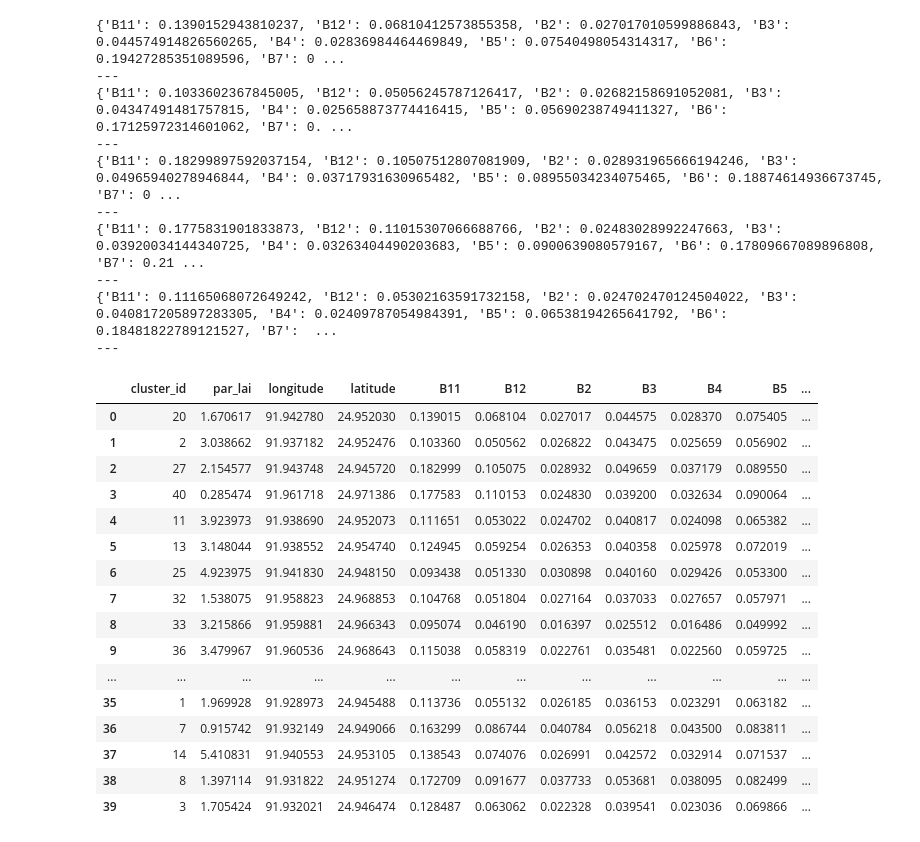
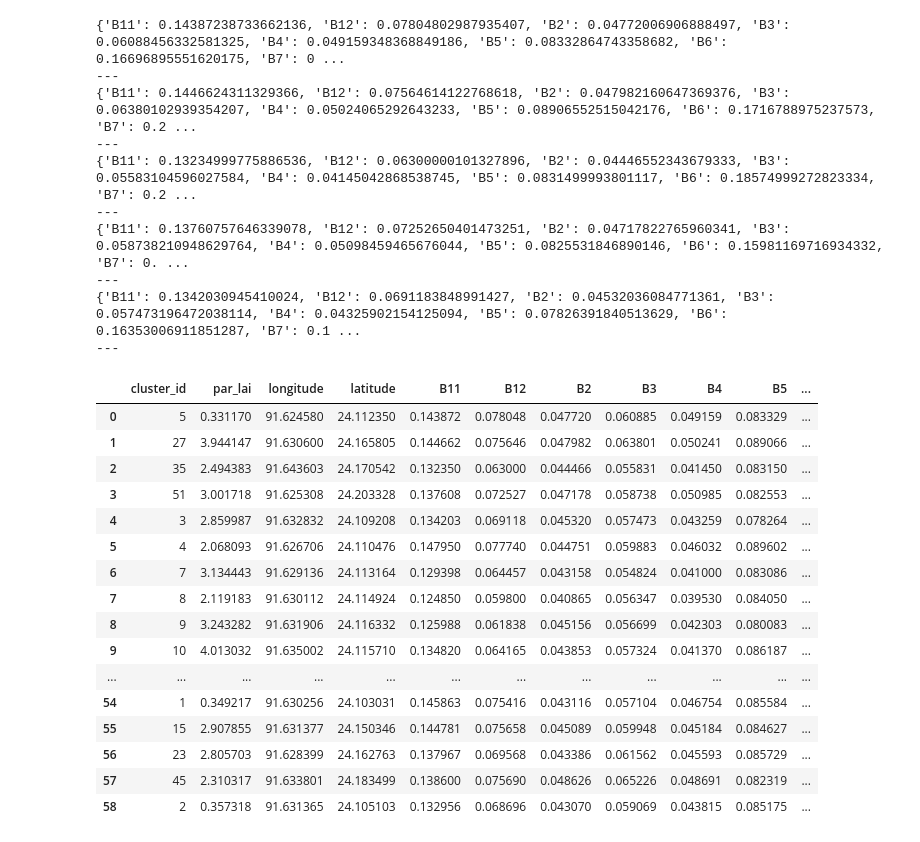
Before and after one commit to Mohammed777777777/KNP_LAI_GEE, a Jupyter notebook: lai_gee_workflow.ipynb, the cells around one changed output. Cells and saved outputs as stored; diff of their text form; code cells hidden in the pictures.

Commit message:
Bad result

```diff
--- a/lai_gee_workflow.ipynb
+++ b/lai_gee_workflow.ipynb
@@ -48,6 +49,6 @@ for f in sites_info['features']:
 # %%
 # Rebuild a clean FeatureCollection with unambiguous field names
-def clean_feature(f):
+def clean_feature_rema(f):
     lon = ee.Number(f.get('XCoord'))   # confirmed: longitude
     lat = ee.Number(f.get('YCoord'))   # confirmed: latitude
     par_lai = ee.Number(f.get('MEAN_PAR_L'))
@@ -63,9 +64,8 @@ def clean_feature(f):
         }
     )
 
-sites_clean = sites.map(clean_feature)
+rema_sites_clean = rema_sites.map(clean_feature_rema)
 
-# Quick check
-print('Cleaned feature count:', sites_clean.size().getInfo())
-print('Sample feature:', sites_clean.first().getInfo())
+print('Cleaned feature count:', rema_sites_clean.size().getInfo())
+print('Sample feature:', rema_sites_clean.first().getInfo())
 # %% [output]
@@ -177,66 +174,59 @@ Sample square plot geometry: {'geodesic': False, 'type': 'Polygon', 'coordinates
 # %%
-# Reduce the final_image (15 bands) over each 15x15m square plot, taking the mean
-extracted = final_image.reduceRegions(
-    collection=sites_squares,
+# Reduce final_image_rema (15 bands) over each 15x15m square plot, taking the mean
+rema_extracted = final_image_rema.reduceRegions(
+    collection=rema_sites_squares,
     reducer=ee.Reducer.mean(),
-    scale=10  # native resolution of the finest bands; reproject handled internally for 20m bands
+    scale=10
 )
 
-# Pull results down to inspect
-extracted_info = extracted.getInfo()
+rema_extracted_info = rema_extracted.getInfo()
 
-# Print first few features to check
-for f in extracted_info['features'][:5]:
+for f in rema_extracted_info['features'][:5]:
     print(f['properties'])
     print('---')
 # %% [output]
-{'B11': 0.1390152943810237, 'B12': 0.06810412573855358, 'B2': 0.027017010599886843, 'B3': 0.044574914826560265, 'B4': 0.02836984464469849, 'B5': 0.07540498054314317, 'B6': 0.19427285351089596, 'B7': 0 ...
+{'B11': 0.14387238733662136, 'B12': 0.07804802987935407, 'B2': 0.04772006906888497, 'B3': 0.06088456332581325, 'B4': 0.049159348368849186, 'B5': 0.08332864743358682, 'B6': 0.16696895551620175, 'B7': 0 ...
 ---
-{'B11': 0.1033602367845005, 'B12': 0.05056245787126417, 'B2': 0.02682158691052081, 'B3': 0.04347491481757815, 'B4': 0.025658873774416415, 'B5': 0.05690238749411327, 'B6': 0.17125972314601062, 'B7': 0. ...
+{'B11': 0.1446624311329366, 'B12': 0.07564614122768618, 'B2': 0.047982160647369376, 'B3': 0.06380102939354207, 'B4': 0.05024065292643233, 'B5': 0.08906552515042176, 'B6': 0.1716788975237573, 'B7': 0.2 ...
 ---
-{'B11': 0.18299897592037154, 'B12': 0.10507512807081909, 'B2': 0.028931965666194246, 'B3': 0.04965940278946844, 'B4': 0.03717931630965482, 'B5': 0.08955034234075465, 'B6': 0.18874614936673745, 'B7': 0 ...
+{'B11': 0.13234999775886536, 'B12': 0.06300000101327896, 'B2': 0.04446552343679333, 'B3': 0.05583104596027584, 'B4': 0.04145042868538745, 'B5': 0.0831499993801117, 'B6': 0.18574999272823334, 'B7': 0.2 ...
 ---
-{'B11': 0.1775831901833873, 'B12': 0.11015307066688766, 'B2': 0.02483028992247663, 'B3': 0.03920034144340725, 'B4': 0.03263404490203683, 'B5': 0.0900639080579167, 'B6': 0.17809667089896808, 'B7': 0.21 ...
+{'B11': 0.13760757646339078, 'B12': 0.07252650401473251, 'B2': 0.04717822765960341, 'B3': 0.058738210948629764, 'B4': 0.05098459465676044, 'B5': 0.0825531846890146, 'B6': 0.15981169716934332, 'B7': 0. ...
 ---
-{'B11': 0.11165068072649242, 'B12': 0.05302163591732158, 'B2': 0.024702470124504022, 'B3': 0.040817205897283305, 'B4': 0.02409787054984391, 'B5': 0.06538194265641792, 'B6': 0.18481822789121527, 'B7':  ...
+{'B11': 0.1342030945410024, 'B12': 0.0691183848991427, 'B2': 0.04532036084771361, 'B3': 0.057473196472038114, 'B4': 0.04325902154125094, 'B5': 0.07826391840513629, 'B6': 0.16353006911851287, 'B7': 0.1 ...
 ---
 # %%
 import pandas as pd
 
 # Convert extracted GEE features into a clean pandas DataFrame
-rows = []
-for f in extracted_info['features']:
-    rows.append(f['properties'])
+rema_rows = [f['properties'] for f in rema_extracted_info['features']]
+df_rema = pd.DataFrame(rema_rows)
 
-df_extracted = pd.DataFrame(rows)
+id_cols = ['cluster_id', 'par_lai', 'longitude', 'latitude']
+other_cols = [c for c in df_rema.columns if c not in id_cols]
+df_rema = df_rema[id_cols + other_cols]
 
-# Reorder columns for readability: identifiers first, then LAI, then bands/indices
-id_cols = ['cluster_id', 'par_lai', 'longitude', 'latitude']
-other_cols = [c for c in df_extracted.columns if c not in id_cols]
-df_extracted = df_extracted[id_cols + other_cols]
-
-# Display the full table
 pd.set_option('display.max_columns', None)
 pd.set_option('display.width', None)
-df_extracted
+df_rema
 # %% [output]
 |  | cluster_id | par_lai | longitude | latitude | B11 | B12 | B2 | B3 | B4 | B5 | ... |
-| 0 | 20 | 1.670617 | 91.942780 | 24.952030 | 0.139015 | 0.068104 | 0.027017 | 0.044575 | 0.028370 | 0.075405 | ... |
-| 1 | 2 | 3.038662 | 91.937182 | 24.952476 | 0.103360 | 0.050562 | 0.026822 | 0.043475 | 0.025659 | 0.056902 | ... |
-| 2 | 27 | 2.154577 | 91.943748 | 24.945720 | 0.182999 | 0.105075 | 0.028932 | 0.049659 | 0.037179 | 0.089550 | ... |
-| 3 | 40 | 0.285474 | 91.961718 | 24.971386 | 0.177583 | 0.110153 | 0.024830 | 0.039200 | 0.032634 | 0.090064 | ... |
-| 4 | 11 | 3.923973 | 91.938690 | 24.952073 | 0.111651 | 0.053022 | 0.024702 | 0.040817 | 0.024098 | 0.065382 | ... |
-| 5 | 13 | 3.148044 | 91.938552 | 24.954740 | 0.124945 | 0.059254 | 0.026353 | 0.040358 | 0.025978 | 0.072019 | ... |
-| 6 | 25 | 4.923975 | 91.941830 | 24.948150 | 0.093438 | 0.051330 | 0.030898 | 0.040160 | 0.029426 | 0.053300 | ... |
-| 7 | 32 | 1.538075 | 91.958823 | 24.968853 | 0.104768 | 0.051804 | 0.027164 | 0.037033 | 0.027657 | 0.057971 | ... |
-| 8 | 33 | 3.215866 | 91.959881 | 24.966343 | 0.095074 | 0.046190 | 0.016397 | 0.025512 | 0.016486 | 0.049992 | ... |
-| 9 | 36 | 3.479967 | 91.960536 | 24.968643 | 0.115038 | 0.058319 | 0.022761 | 0.035481 | 0.022560 | 0.059725 | ... |
+| 0 | 5 | 0.331170 | 91.624580 | 24.112350 | 0.143872 | 0.078048 | 0.047720 | 0.060885 | 0.049159 | 0.083329 | ... |
+| 1 | 27 | 3.944147 | 91.630600 | 24.165805 | 0.144662 | 0.075646 | 0.047982 | 0.063801 | 0.050241 | 0.089066 | ... |
+| 2 | 35 | 2.494383 | 91.643603 | 24.170542 | 0.132350 | 0.063000 | 0.044466 | 0.055831 | 0.041450 | 0.083150 | ... |
+| 3 | 51 | 3.001718 | 91.625308 | 24.203328 | 0.137608 | 0.072527 | 0.047178 | 0.058738 | 0.050985 | 0.082553 | ... |
+| 4 | 3 | 2.859987 | 91.632832 | 24.109208 | 0.134203 | 0.069118 | 0.045320 | 0.057473 | 0.043259 | 0.078264 | ... |
+| 5 | 4 | 2.068093 | 91.626706 | 24.110476 | 0.147950 | 0.077740 | 0.044751 | 0.059883 | 0.046032 | 0.089602 | ... |
+| 6 | 7 | 3.134443 | 91.629136 | 24.113164 | 0.129398 | 0.064457 | 0.043158 | 0.054824 | 0.041000 | 0.083086 | ... |
+| 7 | 8 | 2.119183 | 91.630112 | 24.114924 | 0.124850 | 0.059800 | 0.040865 | 0.056347 | 0.039530 | 0.084050 | ... |
+| 8 | 9 | 3.243282 | 91.631906 | 24.116332 | 0.125988 | 0.061838 | 0.045156 | 0.056699 | 0.042303 | 0.080083 | ... |
+| 9 | 10 | 4.013032 | 91.635002 | 24.115710 | 0.134820 | 0.064165 | 0.043853 | 0.057324 | 0.041370 | 0.086187 | ... |
 | ... | ... | ... | ... | ... | ... | ... | ... | ... | ... | ... | ... |
-| 35 | 1 | 1.969928 | 91.928973 | 24.945488 | 0.113736 | 0.055132 | 0.026185 | 0.036153 | 0.023291 | 0.063182 | ... |
-| 36 | 7 | 0.915742 | 91.932149 | 24.949066 | 0.163299 | 0.086744 | 0.040784 | 0.056218 | 0.043500 | 0.083811 | ... |
-| 37 | 14 | 5.410831 | 91.940553 | 24.953105 | 0.138543 | 0.074076 | 0.026991 | 0.042572 | 0.032914 | 0.071537 | ... |
-| 38 | 8 | 1.397114 | 91.931822 | 24.951274 | 0.172709 | 0.091677 | 0.037733 | 0.053681 | 0.038095 | 0.082499 | ... |
-| 39 | 3 | 1.705424 | 91.932021 | 24.946474 | 0.128487 | 0.063062 | 0.022328 | 0.039541 | 0.023036 | 0.069866 | ... |
+| 54 | 1 | 0.349217 | 91.630256 | 24.103031 | 0.145863 | 0.075416 | 0.043116 | 0.057104 | 0.046754 | 0.085584 | ... |
+| 55 | 15 | 2.907855 | 91.631377 | 24.150346 | 0.144781 | 0.075658 | 0.045089 | 0.059948 | 0.045184 | 0.084627 | ... |
+| 56 | 23 | 2.805703 | 91.628399 | 24.162763 | 0.137967 | 0.069568 | 0.043386 | 0.061562 | 0.045593 | 0.085729 | ... |
+| 57 | 45 | 2.310317 | 91.633801 | 24.183499 | 0.138600 | 0.075690 | 0.048626 | 0.065226 | 0.048691 | 0.082319 | ... |
+| 58 | 2 | 0.357318 | 91.631365 | 24.105103 | 0.132956 | 0.068696 | 0.043070 | 0.059069 | 0.043815 | 0.085175 | ... |
 # %%
 from sklearn.model_selection import train_test_split
 import numpy as np
```
Also changed, not shown: parts of 21 cells of this notebook.
